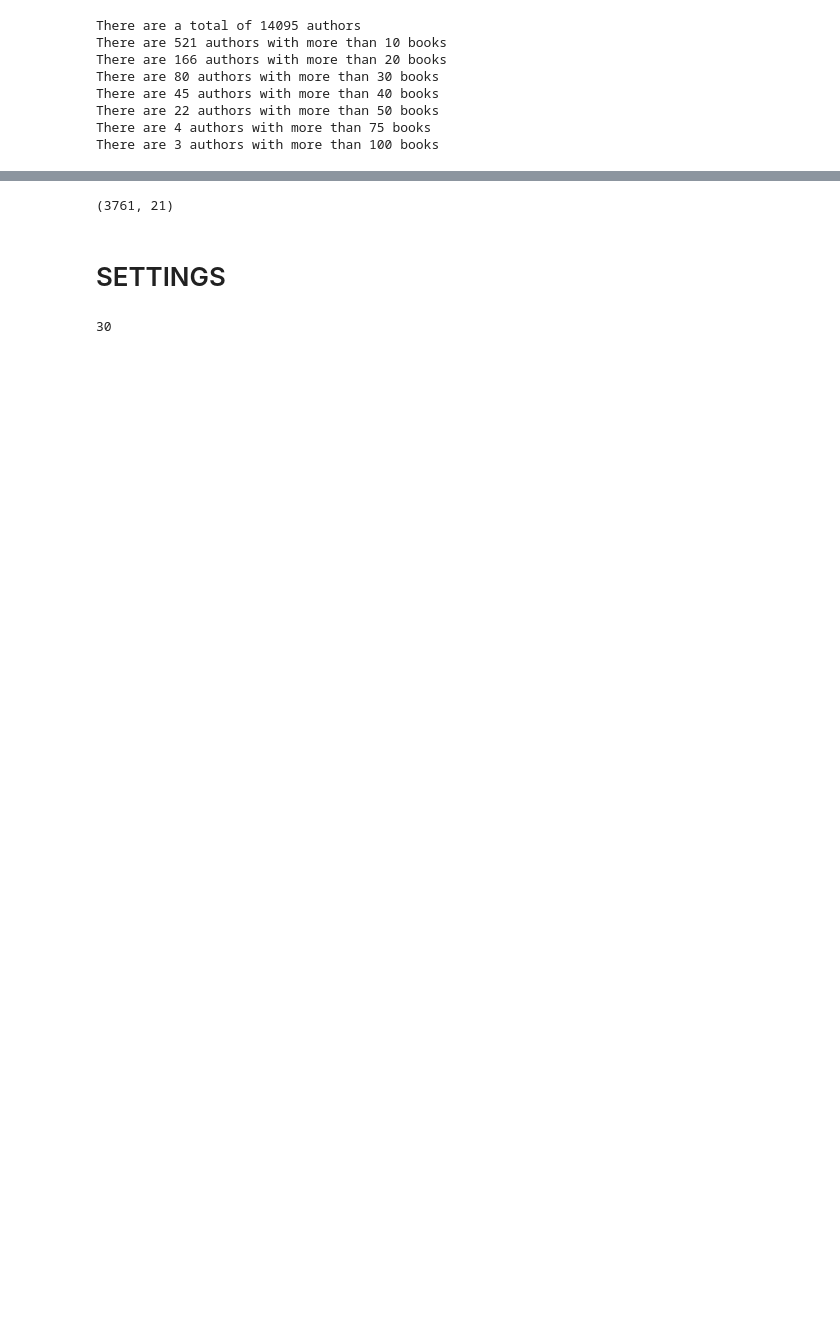
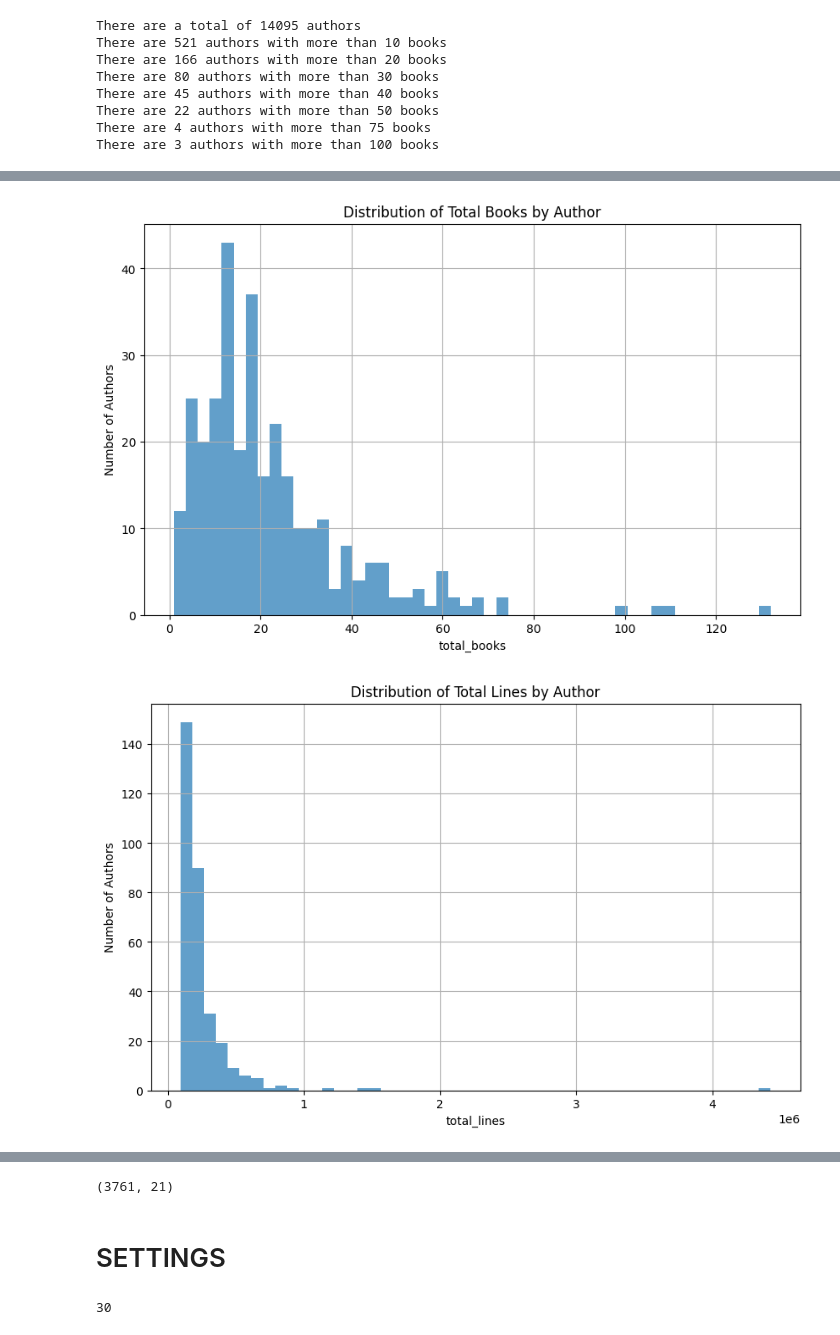
Before and after one commit to xHunterW/gutenberg_corpus_analysis, a Jupyter notebook: dataset_creator.ipynb, the cells around one changed output, grey strips where cells are left out. Saved outputs shown, nothing was run; the diff lists cells and outputs as text; code cells hidden in the pictures; blank space fills up the shorter version.

Commit message:
Author Statistics EDA to determine how to split up dataset

```diff
--- a/dataset_creator.ipynb
+++ b/dataset_creator.ipynb
@@ -352,0 +441,16 @@ There are 3 authors with more than 100 books
+# %%
+author_stats={}
+for author, tdf in df.groupby('author'):
+    total_books, total_lines, total_words, total_tokens, total_unique_words = get_author_stats(df, author)
+    author_stats[author] = {
+        'total_books': total_books,
+        'total_lines': total_lines,
+        'total_words': total_words,
+        'total_tokens': total_tokens,
+        'total_unique_words': total_unique_words
+    }
+   # print(f'{author:30}   books: {total_books:5} lines: {total_lines:10}   words: {total_words:10}   tokens: {total_tokens:10}   unique words: {total_unique_words:10}')
+    #print(f'{author:30}   books: {df.shape[1]} )
+# %%
+author_stat_df = df.from_dict(author_stats, orient='index')
+author_stat_df
@@ -365,2 +536,12 @@ def get_author_stats(df, author):
 # %%
-df
+def drop_authors_with_fewer_than(df, author_stat_df, min_count, column):
+    """
+    Drop authors with fewer than a given count of (books, lines, words, tokens, unique words)
+    """
+    author_stat_df = author_stat_df.copy()
+    df = df.copy()
+    # Drop authors with fewer than min_count (books, lines, words, tokens, unique words)
+    authors_to_drop = author_stat_df.query(f'{column} < @min_count').index.unique()
+    df = df[~df['author'].isin(authors_to_drop)]
+    author_stat_df.drop(authors_to_drop, inplace=True)
+    return df, author_stat_df
@@ -380,0 +564,3 @@ df
+# %%
+df2, author_stat_df2 = drop_authors_with_fewer_than(df, author_stat_df, 1000000, 'total_words')
+df2
@@ -380,0 +581,5 @@ df
+# %%
+plot_all_author_stat_distributions(author_stat_df2)
+# %% [output]
+[figure, added]
+[figure, added]
```
Also changed, not shown: parts of 19 cells of this notebook.
